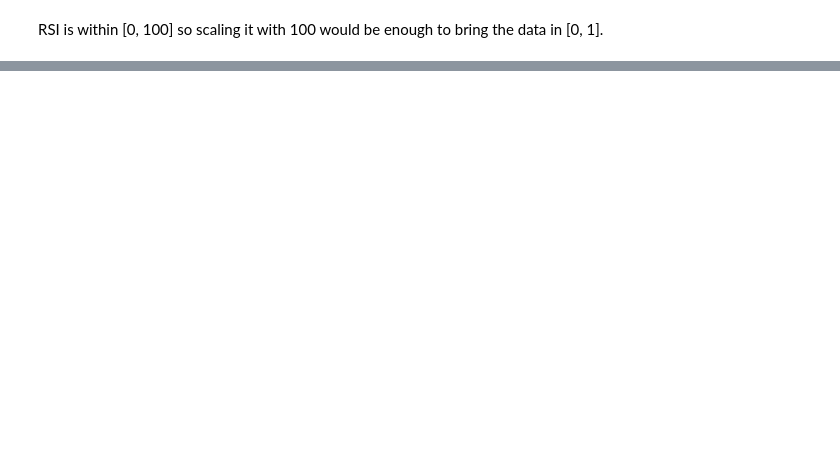
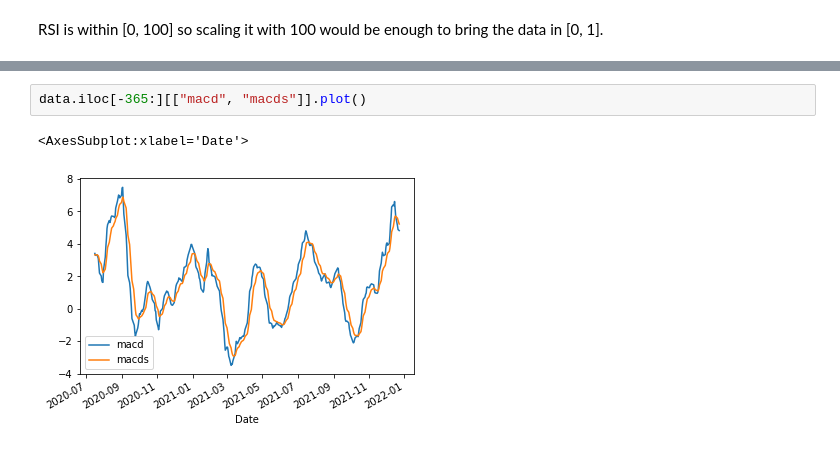
Before and after one commit to iusztinpaul/yacht, a Jupyter notebook: notebooks/technical_indicators.ipynb, the cells around one changed output, grey strips where cells are left out. Drawn from its saved outputs; the diff is of its cells as text; blank space fills up the shorter version.

```diff
--- a/notebooks/technical_indicators.ipynb
+++ b/notebooks/technical_indicators.ipynb
@@ -117,0 +133,5 @@ RSI is within [0, 100] so scaling it with 100 would be enough to bring the data
+# %%
+data.iloc[-365:][["macd", "macds"]].plot()
+# %% [output]
+<AxesSubplot:xlabel='Date'>
+[figure, added]
```
Also changed, not shown: parts of 14 cells of this notebook, 10 other files.
